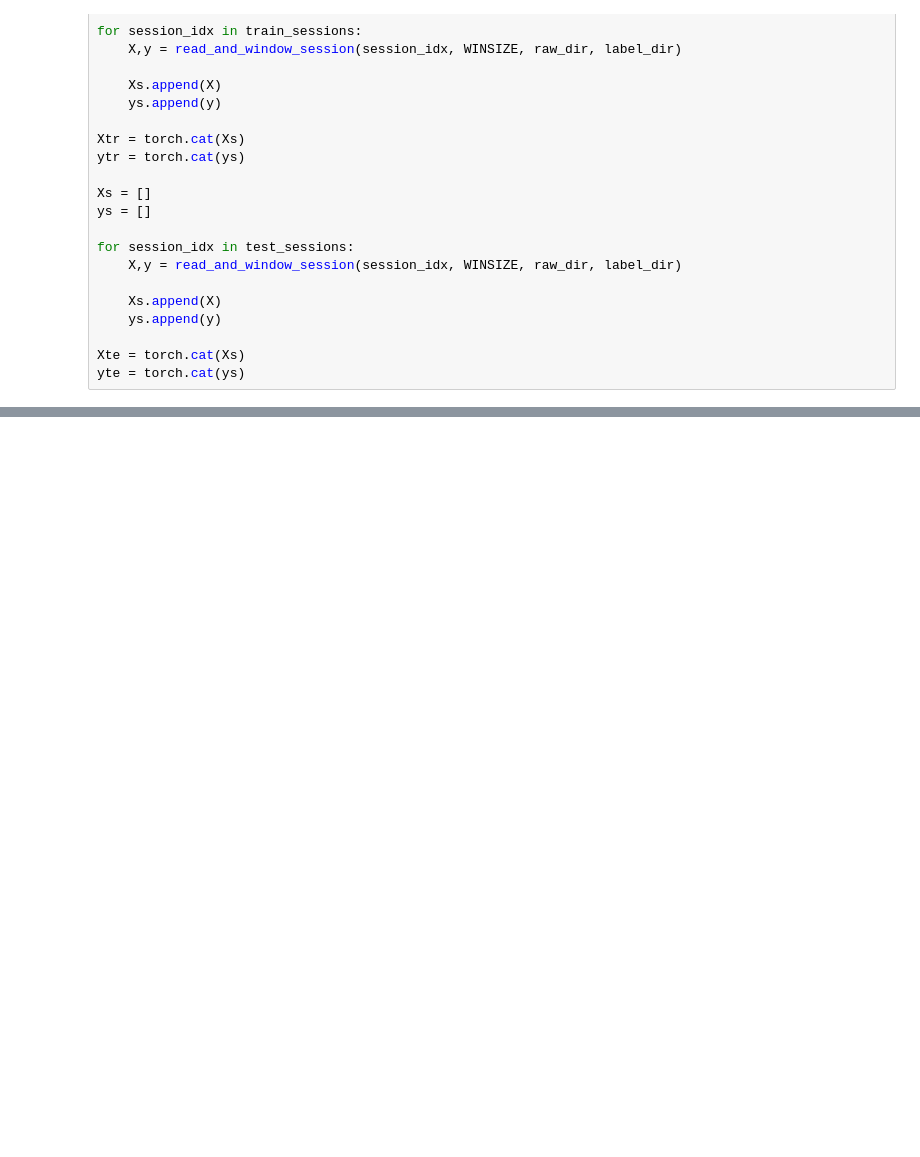
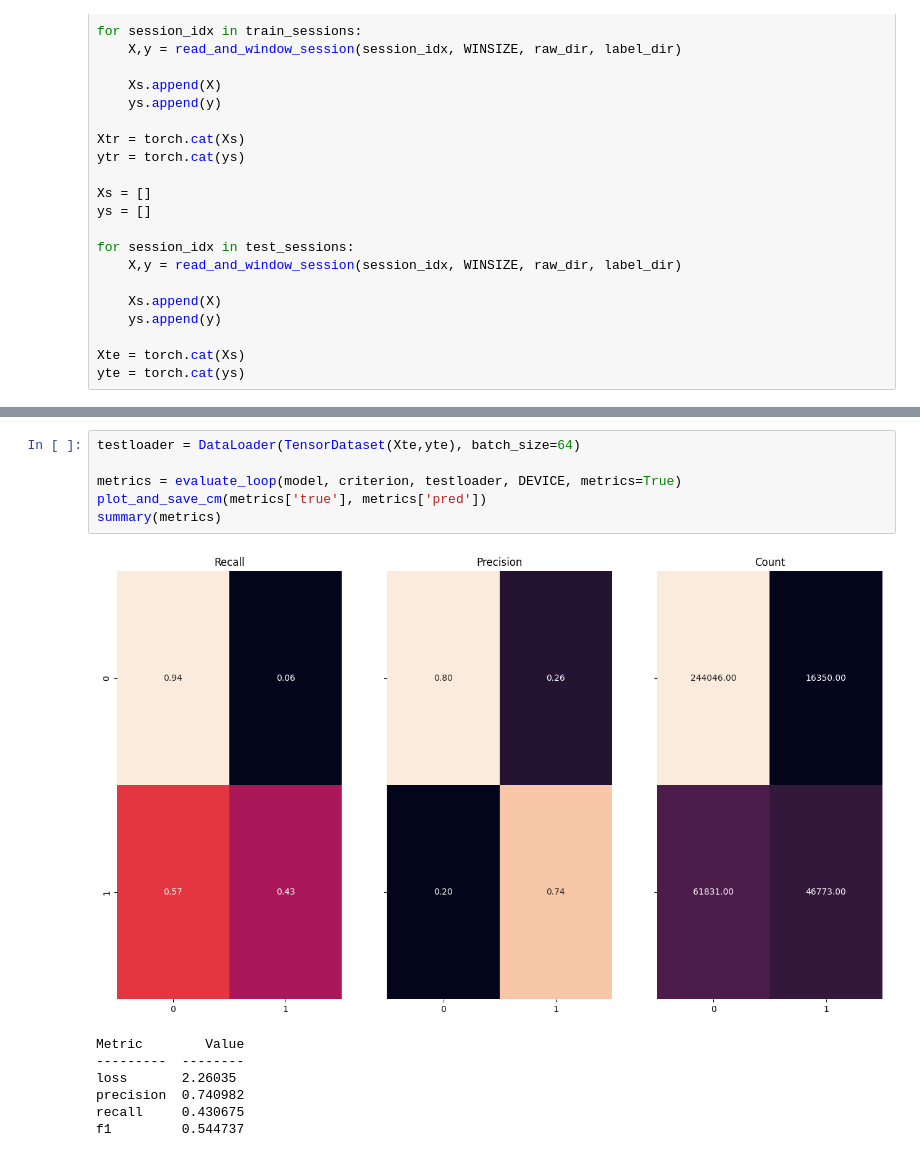
Before and after one commit to Musa-Azeem/eating-detection, a Jupyter notebook: Step4.ipynb, the cells around one changed output, grey strips where cells are left out. Saved outputs shown, nothing was run; the diff lists cells and outputs as text; blank space fills up the shorter version.

```diff
--- a/Step4.ipynb
+++ b/Step4.ipynb
@@ -95,0 +112,14 @@ torch.Size([329500, 1515])
+# %%
+testloader = DataLoader(TensorDataset(Xte,yte), batch_size=64)
+
+metrics = evaluate_loop(model, criterion, testloader, DEVICE, metrics=True)
+plot_and_save_cm(metrics['true'], metrics['pred'])
+summary(metrics)
+# %% [output]
+[figure, added]
+Metric        Value
+---------  --------
+loss       2.26035
+precision  0.740982
+recall     0.430675
+f1         0.544737
```
Also changed, not shown: parts of 4 cells of this notebook, 1 other file.
